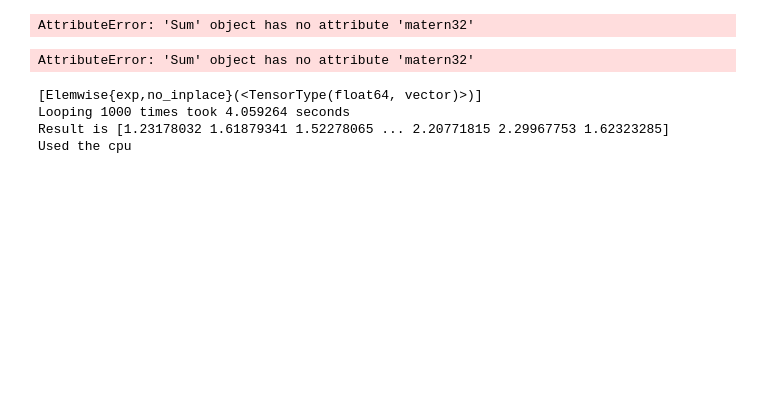
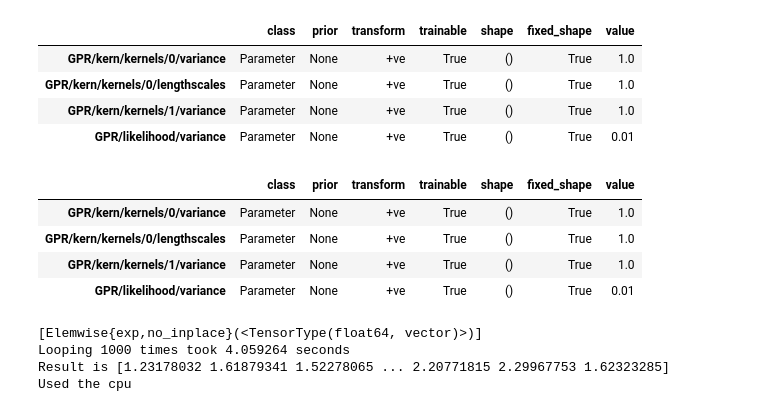
Before and after one commit to everyxs/BayesianOmics, a Jupyter notebook: GPflowGPUtest.ipynb, the cells around one changed output. Cells and saved outputs as stored; diff of their text form; code cells hidden in the pictures; blank space fills up the shorter version.

```diff
--- a/GPflowGPUtest.ipynb
+++ b/GPflowGPUtest.ipynb
@@ -74,16 +96,24 @@ m.as_pandas_table()
 | GPR/kern/kernels/1/variance | Parameter | None | +ve | True | () | True | 1.0 |
 | GPR/likelihood/variance | Parameter | None | +ve | True | () | True | 1.0 |
 # %%
-m.kern.matern32.lengthscales = 0.5
+#m.kern.matern32.lengthscales = 0.5
 m.likelihood.variance = 0.01
 m.as_pandas_table()
 # %% [output]
-AttributeError: 'Sum' object has no attribute 'matern32'
+|  | class | prior | transform | trainable | shape | fixed_shape | value |
+| GPR/kern/kernels/0/variance | Parameter | None | +ve | True | () | True | 1.0 |
+| GPR/kern/kernels/0/lengthscales | Parameter | None | +ve | True | () | True | 1.0 |
+| GPR/kern/kernels/1/variance | Parameter | None | +ve | True | () | True | 1.0 |
+| GPR/likelihood/variance | Parameter | None | +ve | True | () | True | 0.01 |
 # %%
-m.kern.matern32.variance.prior = gpflow.priors.Gamma(2,3)
+#m.kern.matern32.variance.prior = gpflow.priors.Gamma(2,3)
 m.as_pandas_table()
 # %% [output]
-AttributeError: 'Sum' object has no attribute 'matern32'
+|  | class | prior | transform | trainable | shape | fixed_shape | value |
+| GPR/kern/kernels/0/variance | Parameter | None | +ve | True | () | True | 1.0 |
+| GPR/kern/kernels/0/lengthscales | Parameter | None | +ve | True | () | True | 1.0 |
+| GPR/kern/kernels/1/variance | Parameter | None | +ve | True | () | True | 1.0 |
+| GPR/likelihood/variance | Parameter | None | +ve | True | () | True | 0.01 |
 # %%
 from theano import function, config, shared, tensor
 import numpy
```
Also changed, not shown: parts of 5 cells of this notebook, 1 other file.
